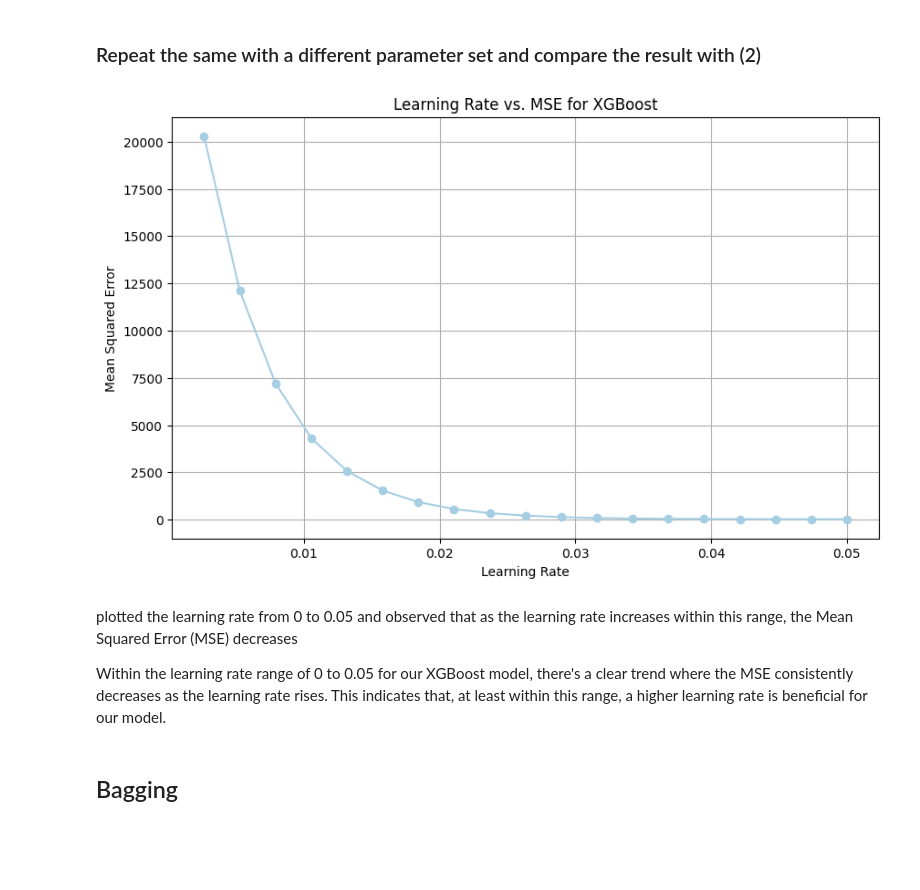
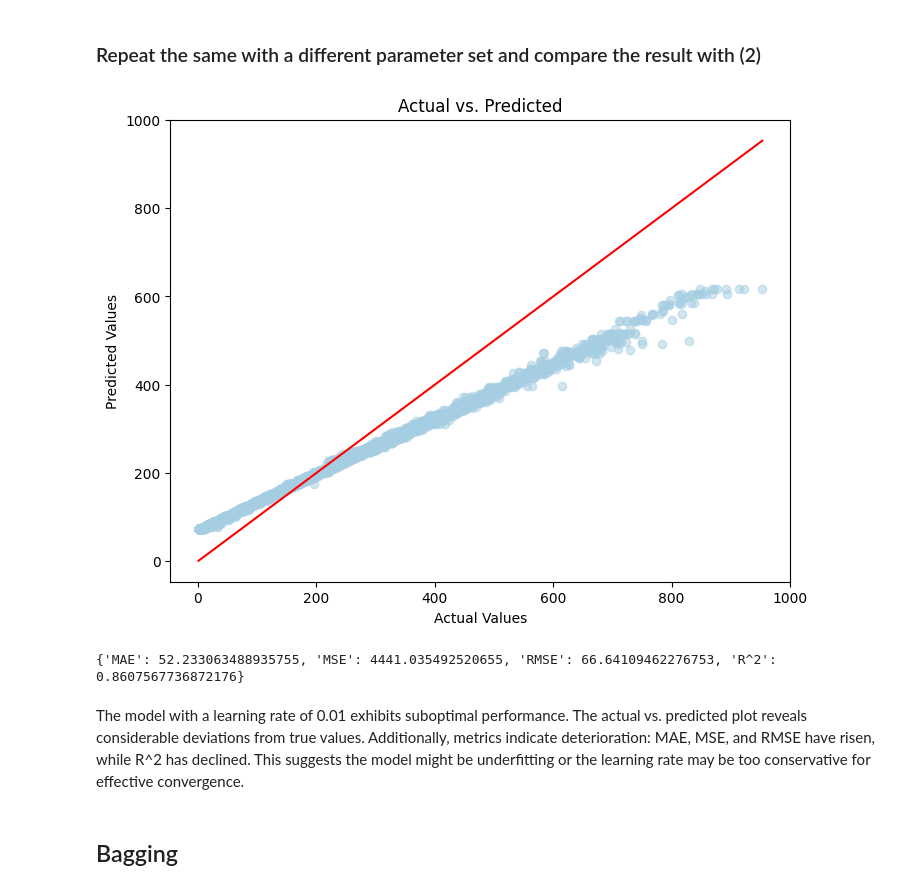
Before and after one commit to WK025/machine_learning, a Jupyter notebook: A1/Assignment 02_Group05.ipynb, the cells around one changed output. Cells and saved outputs as stored; diff of their text form; code cells hidden in the pictures; blank space fills up the shorter version.

```diff
--- a/A1/Assignment 02_Group05.ipynb
+++ b/A1/Assignment 02_Group05.ipynb
@@ -853,30 +841,18 @@ print(regression_metrics(BSHy_test_g05,BSHy_pred_g05))
 The near-perfect alignment of our data points with the 45-degree line on a scatter plot of actual versus predicted values is indicative of our model's predictive prowess. The strong R^2 value reinforces this, indicating that our model not only predicts well but also captures the essence of the data's variability effectively.
 # %% [markdown]
 ### Repeat the same with a different parameter set and compare the result with (2)
-# %%
-mse_values = []
-
-# Train models for each learning rate and collect MSE
-for lr in learning_rates:
-    model = xgb.XGBRegressor(learning_rate=lr, objective ='reg:squarederror')  # Using squared error as the objective
-    model.fit(BSHX_train_g05, BSHy_train_g05)
-    y_pred = model.predict(BSHX_test_g05)
-    mse = mean_squared_error(BSHy_test_g05, y_pred)
-    mse_values.append(mse)
-
-plt.figure(figsize=(10, 6))
-plt.plot(learning_rates, mse_values, marker='o', linestyle='-')
-plt.title('Learning Rate vs. MSE for XGBoost')
-plt.xlabel('Learning Rate')
-plt.ylabel('Mean Squared Error')
-plt.grid(True)
-plt.show()
-# %% [output]
-[figure, removed]
-# %% [markdown]
-plotted the learning rate from 0 to 0.05 and observed that as the learning rate increases within this range, the Mean Squared Error (MSE) decreases
-
-Within the learning rate range of 0 to 0.05 for our XGBoost model, there's a clear trend where the MSE consistently decreases as the learning rate rises. This indicates that, at least within this range, a higher learning rate is beneficial for our model.
+# %%
+# start a new regressor with leanring rate =0.01
+xgb_regressor = xgb.XGBRegressor(learning_rate=0.01, objective='reg:squarederror')
+xgb_regressor.fit(BSHX_train_g05, BSHy_train_g05)
+BSHy_pred_g05 = xgb_regressor.predict(BSHX_test_g05)
+plot_actual_vs_predicted(BSHy_test_g05,BSHy_pred_g05)
+print(regression_metrics(BSHy_test_g05,BSHy_pred_g05))
+# %% [output]
+[figure, added]
+{'MAE': 52.233063488935755, 'MSE': 4441.035492520655, 'RMSE': 66.64109462276753, 'R^2': 0.8607567736872176}
+# %% [markdown]
+The model with a learning rate of 0.01 exhibits suboptimal performance. The actual vs. predicted plot reveals considerable deviations from true values. Additionally, metrics indicate deterioration: MAE, MSE, and RMSE have risen, while R^2  has declined. This suggests the model might be underfitting or the learning rate may be too conservative for effective convergence.
 # %% [markdown]
 ## Bagging
 # %% [markdown]
```
Also changed, not shown: parts of 32 cells of this notebook.
